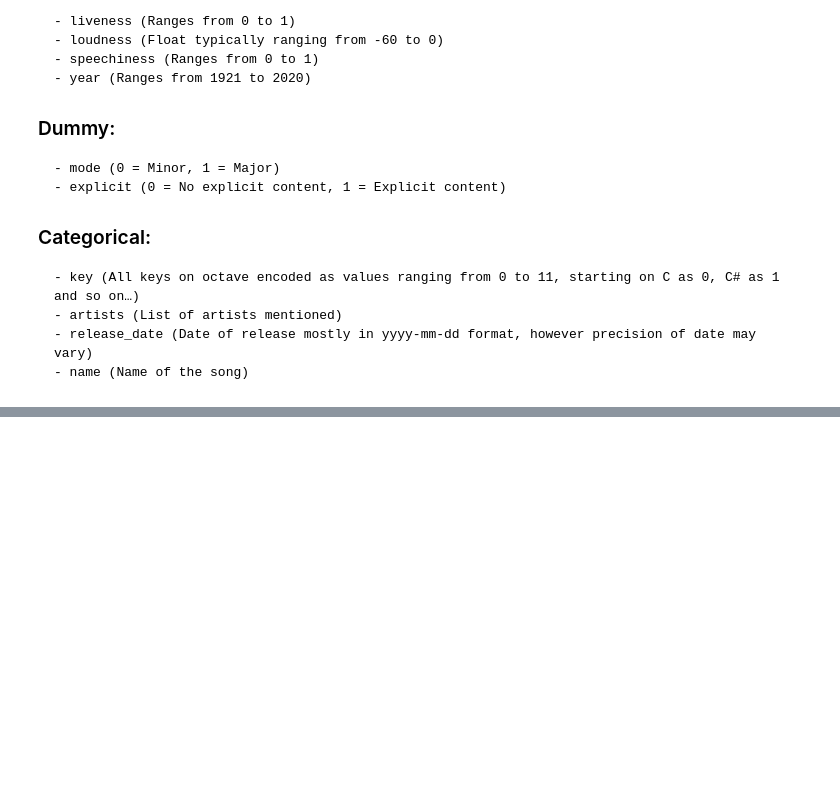
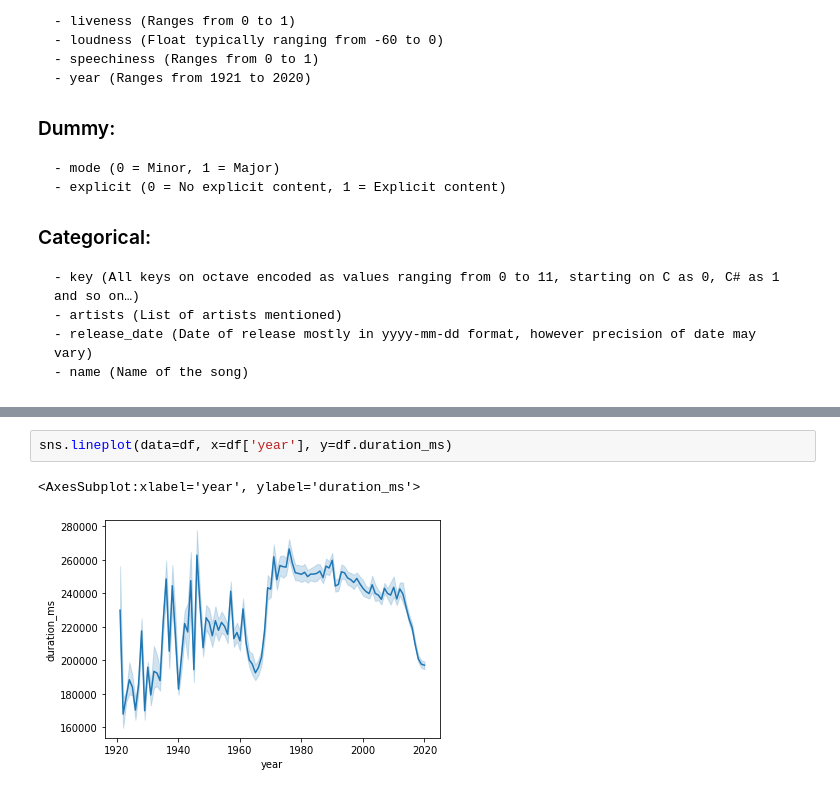
Before and after one commit to ssahu912/spotify_song_popularity_predictor, a Jupyter notebook: spotify_predictor.ipynb, the cells around one changed output, grey strips where cells are left out. Saved outputs shown, nothing was run; the diff lists cells and outputs as text; blank space fills up the shorter version.

```diff
--- a/spotify_predictor.ipynb
+++ b/spotify_predictor.ipynb
@@ -102,0 +113,5 @@ The "data.csv" file contains more than 160,000 songs collected from Spotify Web
+# %%
+sns.lineplot(data=df, x=df['year'], y=df.duration_ms)
+# %% [output]
+<AxesSubplot:xlabel='year', ylabel='duration_ms'>
+[figure, added]
```
Also changed, not shown: parts of 10 cells of this notebook, 1 other file.
